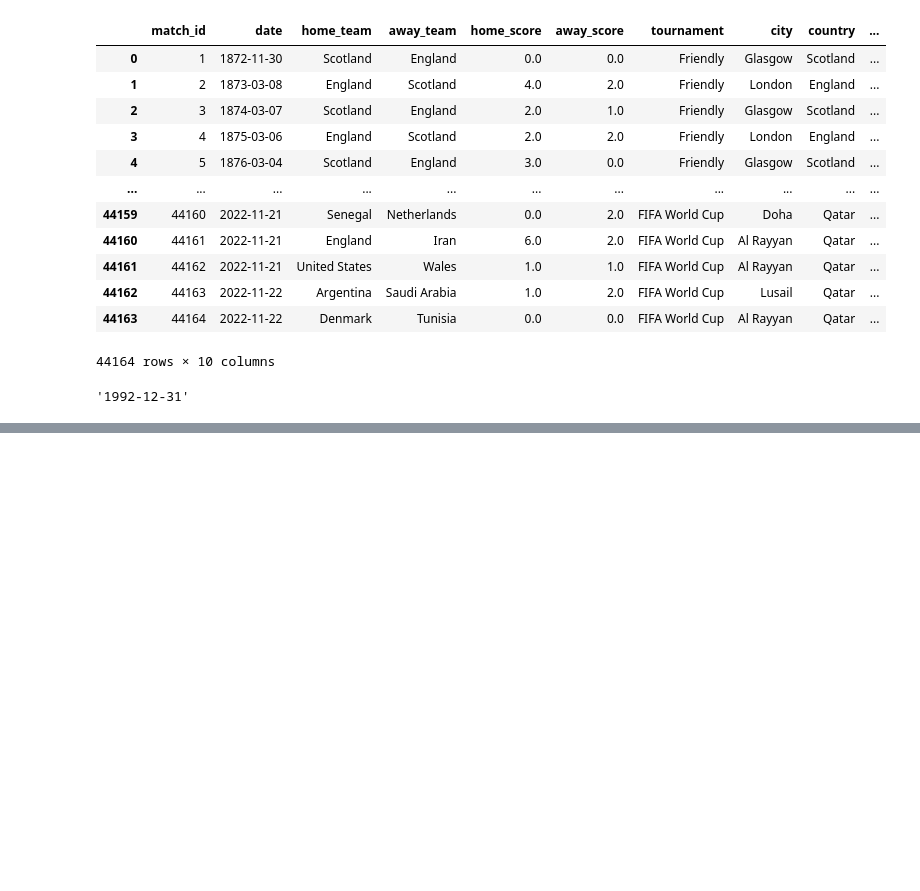
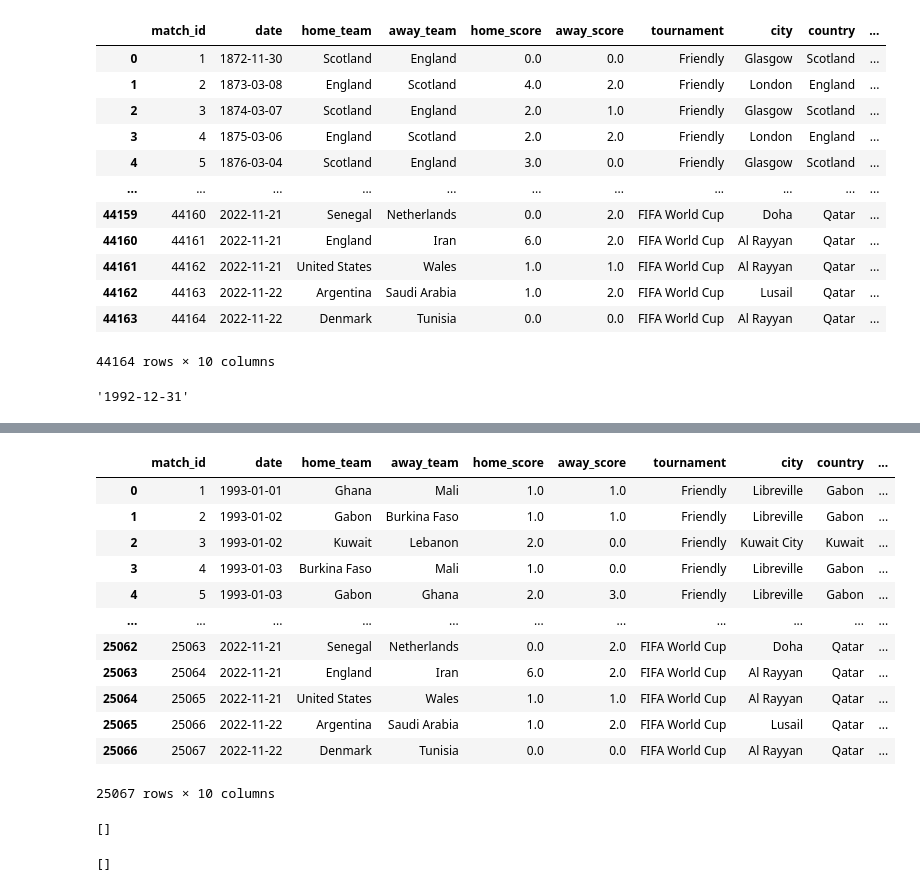
Before and after one commit to gabipana7/fifa-world-cup-2022, a Jupyter notebook: matches-cleanup.ipynb, the cells around one changed output, grey strips where cells are left out. Drawn from its saved outputs; the diff is of its cells as text; code cells hidden in the pictures; blank space fills up the shorter version.

Commit message:
cleaned matches

```diff
--- a/matches-cleanup.ipynb
+++ b/matches-cleanup.ipynb
@@ -248,0 +196,2 @@ matches_trimmed.loc[(matches_trimmed['date'] > '1990-01-01') & (matches_trimmed[
+# %%
+fifa_matches.drop(fifa_matches[fifa_matches['country'].isin(nonfifa_still_in_matches)].index, inplace=True)
@@ -248,0 +214,22 @@ matches_trimmed.loc[(matches_trimmed['date'] > '1990-01-01') & (matches_trimmed[
+# %%
+fifa_matches.reset_index(drop=True, inplace=True)
+# %%
+fifa_matches.drop(columns='match_id', inplace=True)
+# %%
+fifa_matches.insert(0,"match_id", fifa_matches.index+1)
+# %%
+fifa_matches
+# %% [output]
+|  | match_id | date | home_team | away_team | home_score | away_score | tournament | city | country | ... |
+| 0 | 1 | 1993-01-01 | Ghana | Mali | 1.0 | 1.0 | Friendly | Libreville | Gabon | ... |
+| 1 | 2 | 1993-01-02 | Gabon | Burkina Faso | 1.0 | 1.0 | Friendly | Libreville | Gabon | ... |
+| 2 | 3 | 1993-01-02 | Kuwait | Lebanon | 2.0 | 0.0 | Friendly | Kuwait City | Kuwait | ... |
+| 3 | 4 | 1993-01-03 | Burkina Faso | Mali | 1.0 | 0.0 | Friendly | Libreville | Gabon | ... |
+| 4 | 5 | 1993-01-03 | Gabon | Ghana | 2.0 | 3.0 | Friendly | Libreville | Gabon | ... |
+| ... | ... | ... | ... | ... | ... | ... | ... | ... | ... | ... |
+| 25062 | 25063 | 2022-11-21 | Senegal | Netherlands | 0.0 | 2.0 | FIFA World Cup | Doha | Qatar | ... |
+| 25063 | 25064 | 2022-11-21 | England | Iran | 6.0 | 2.0 | FIFA World Cup | Al Rayyan | Qatar | ... |
+| 25064 | 25065 | 2022-11-21 | United States | Wales | 1.0 | 1.0 | FIFA World Cup | Al Rayyan | Qatar | ... |
+| 25065 | 25066 | 2022-11-22 | Argentina | Saudi Arabia | 1.0 | 2.0 | FIFA World Cup | Lusail | Qatar | ... |
+| 25066 | 25067 | 2022-11-22 | Denmark | Tunisia | 0.0 | 0.0 | FIFA World Cup | Al Rayyan | Qatar | ... |
+25067 rows × 10 columns
@@ -248,0 +238,8 @@ matches_trimmed.loc[(matches_trimmed['date'] > '1990-01-01') & (matches_trimmed[
+# %%
+list(set(fifa_matches['home_team'].unique()) - set(country_codes['team'].unique()))
+# %% [output]
+[]
+# %%
+list(set(country_codes['team'].unique()) - set(fifa_matches['home_team'].unique()))
+# %% [output]
+[]
```
Also changed, not shown: parts of 35 cells of this notebook, 1 other file.
